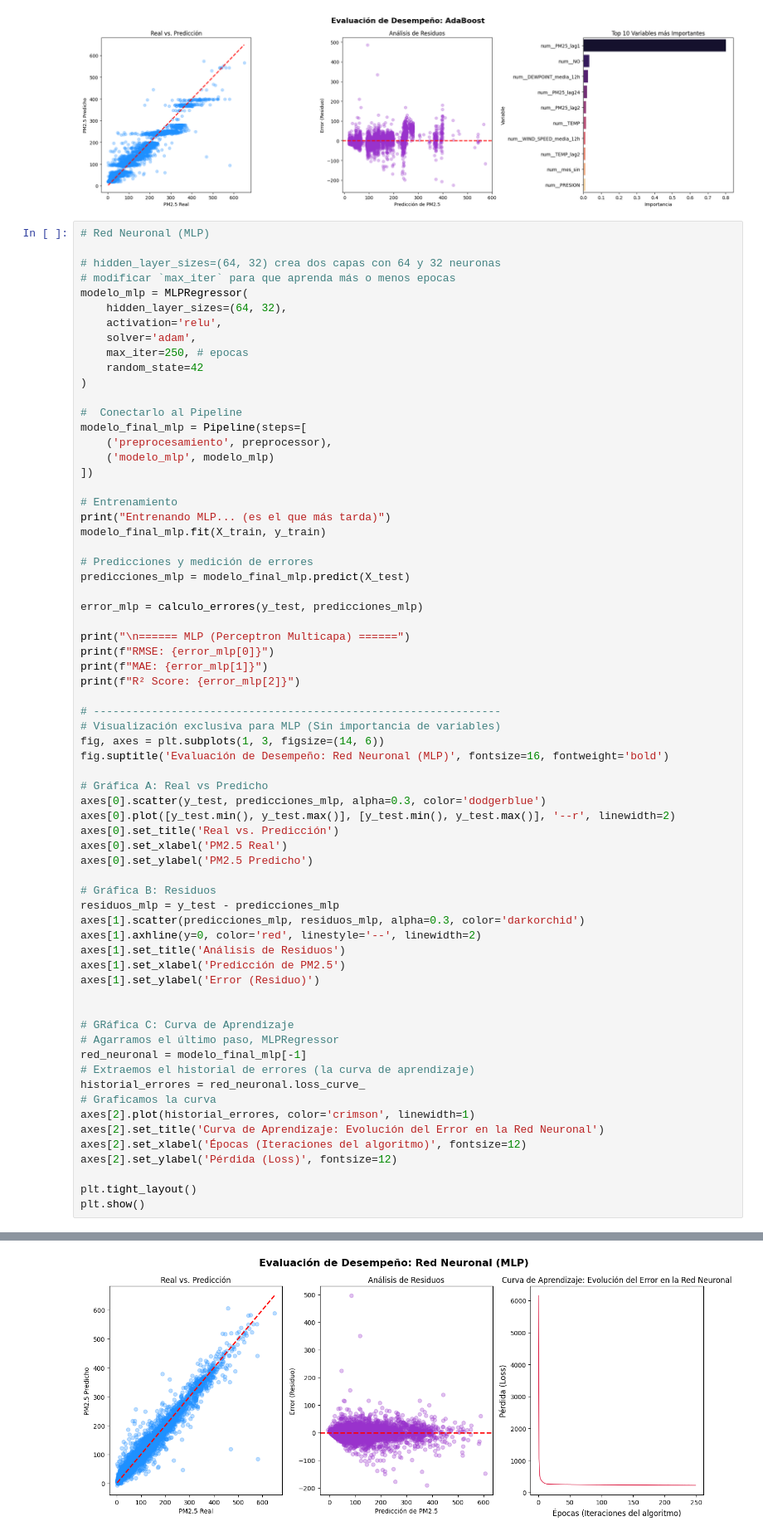
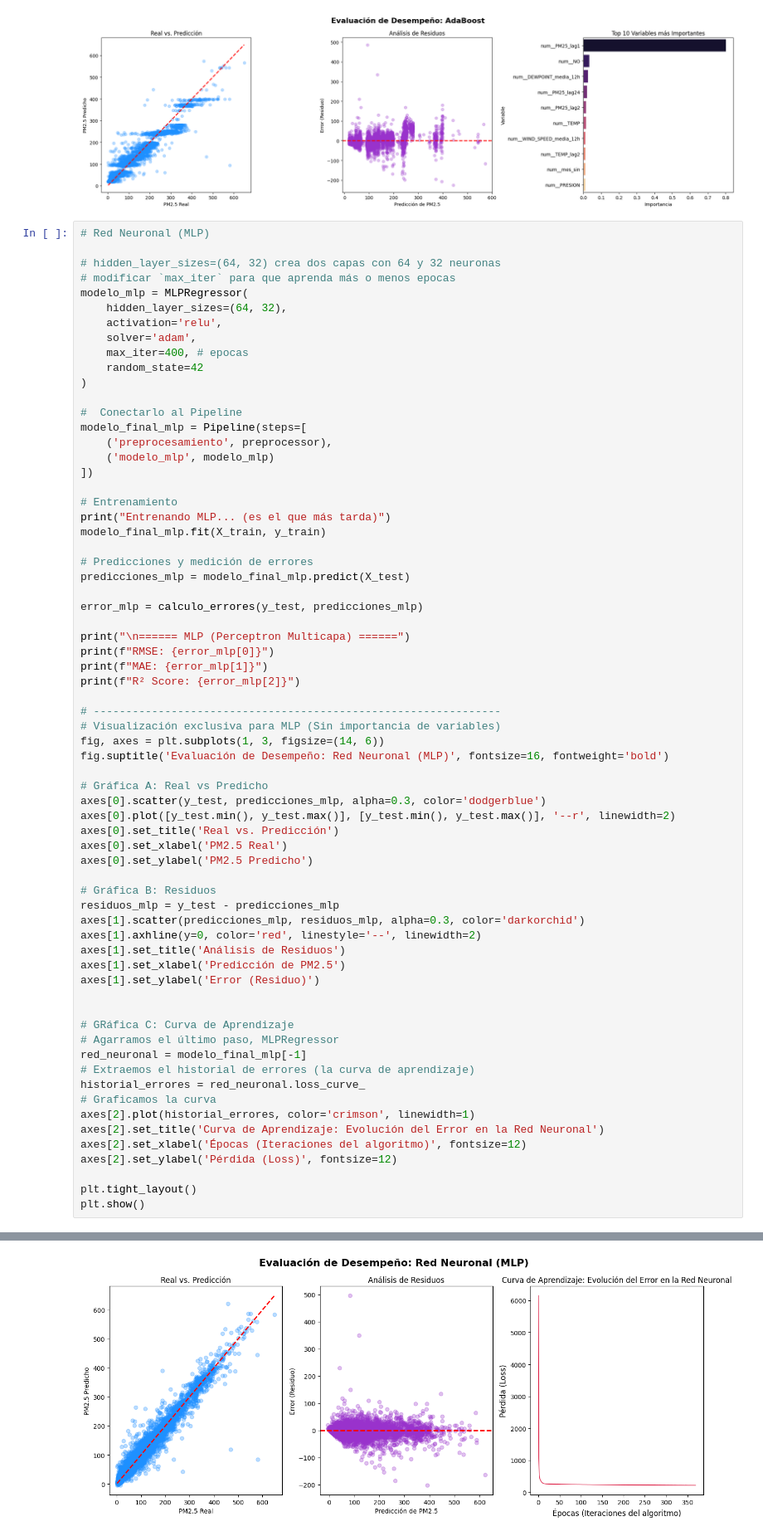
Before and after one commit to gapalfaro-cmyk/Proyecto-de-fin-de-modulo-5---Alfaro-Badillo-Cruz-Perez-Rupit, a Jupyter notebook: Entregable_Tarea_5_2A_Alfaro_Badillo_Cruz_Perez_Rupit.ipynb, the cells around one changed output, grey strips where cells are left out. Shown at 83% size. Saved outputs shown, nothing was run; the diff lists cells and outputs as text.

```diff
--- a/Entregable_Tarea_5_2A_Alfaro_Badillo_Cruz_Perez_Rupit.ipynb
+++ b/Entregable_Tarea_5_2A_Alfaro_Badillo_Cruz_Perez_Rupit.ipynb
@@ -686,7 +686,7 @@ modelo_mlp = MLPRegressor(
     hidden_layer_sizes=(64, 32),
     activation='relu',
     solver='adam',
-    max_iter=250, # epocas
+    max_iter=400, # epocas
     random_state=42
 )
 
@@ -753 +754 @@ R² Score: 0.9560313624777559
-[figure, old version]
+[figure, new version]
```
Also changed, not shown: parts of 1 cell of this notebook.
